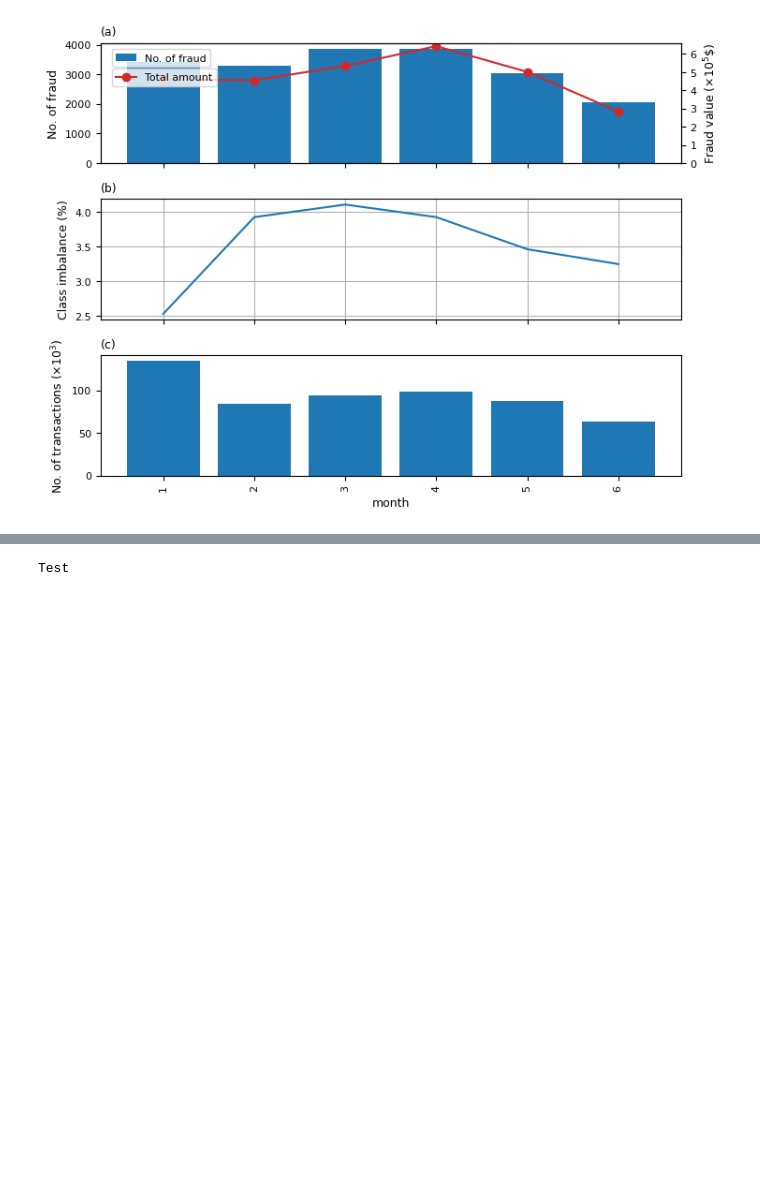
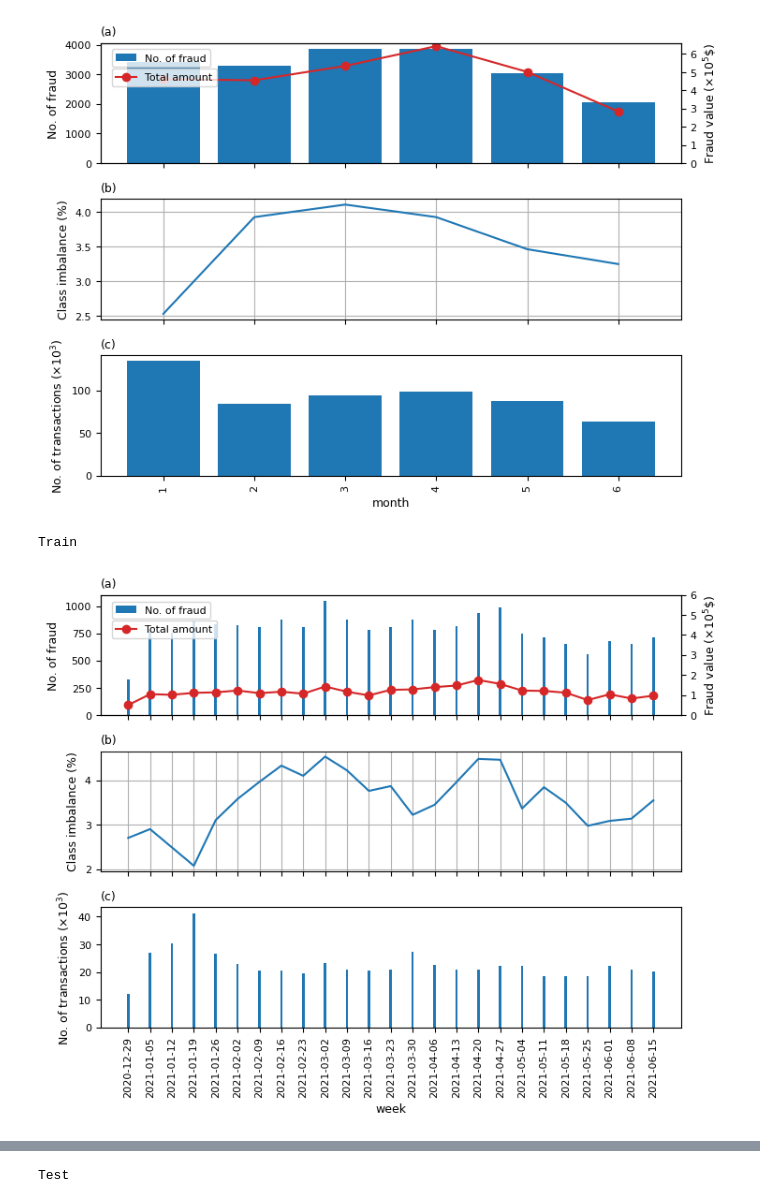
Before and after one commit to elohimfr/algo_assurance, a Jupyter notebook: FDB_IEEECIS.ipynb, the cells around one changed output, grey strips where cells are left out. Drawn from its saved outputs; the diff is of its cells as text; code cells hidden in the pictures; blank space fills up the shorter version.

```diff
--- a/FDB_IEEECIS.ipynb
+++ b/FDB_IEEECIS.ipynb
@@ -182,16 +189,23 @@ def plot_fraud(data, tw=None):
     # Number and value of fraud
     x = data.groupby(tw, as_index=True)['isFraud'].sum()
     y = data.loc[data.isFraud == 1].groupby(tw)['Amount'].sum()
+    if tw == 'week':
+        x.index = x.index.start_time
+        y.index = y.index.start_time
     ax[0].bar(x.index, x.values, label='No. of fraud')
     ax01 = ax[0].twinx()
     ax01.plot(y.index, y.values/1e5, c='tab:red', marker='o', label='Total amount')
 
     # Class imbalance
     fraud_imb = 100*data.groupby(tw)['isFraud'].sum()/data.groupby(tw)['isFraud'].count()
+    if tw == 'week':
+        fraud_imb.index = fraud_imb.index.start_time
     ax[1].plot(fraud_imb.index, fraud_imb.values)
 
     # Total number of transactions
     ntx = data.groupby(tw)['isFraud'].count()
+    if tw == 'week':
+        ntx.index = ntx.index.start_time
     ax[2].bar(ntx.index, ntx.values/1e3)
 
 
@@ -215,7 +229,10 @@ def plot_fraud(data, tw=None):
     ax[0].set_xticks(x.index, x.index, rotation=90, fontsize=axis_tick_fs)
     ax01.set_yticks(np.arange(7), np.arange(7))
     ax[1].set_xticks(x.index, x.index, rotation=90, fontsize=axis_tick_fs)
-    ax[2].set_xticks(x.index, x.index, rotation=90, fontsize=axis_tick_fs)
+    # if tw == 'week':
+    #     xindex = x.index.date
+    #     [x.index.date if tw=='week' else x.index]
+    ax[2].set_xticks(x.index, x.index.date if tw=='week' else x.index, rotation=90, fontsize=axis_tick_fs)
 
     ax[0].tick_params(labelsize=axis_tick_fs)
     ax01.tick_params(labelsize=axis_tick_fs)
@@ -235,3 +252,9 @@ plot_fraud(train_df, tw='month')
 # %% [output]
 Train
 [figure]
+# %%
+print('Train')
+plot_fraud(train_df, tw='week')
+# %% [output]
+Train
+[figure, added]
```
Also changed, not shown: parts of 11 cells of this notebook, 3 other files.
